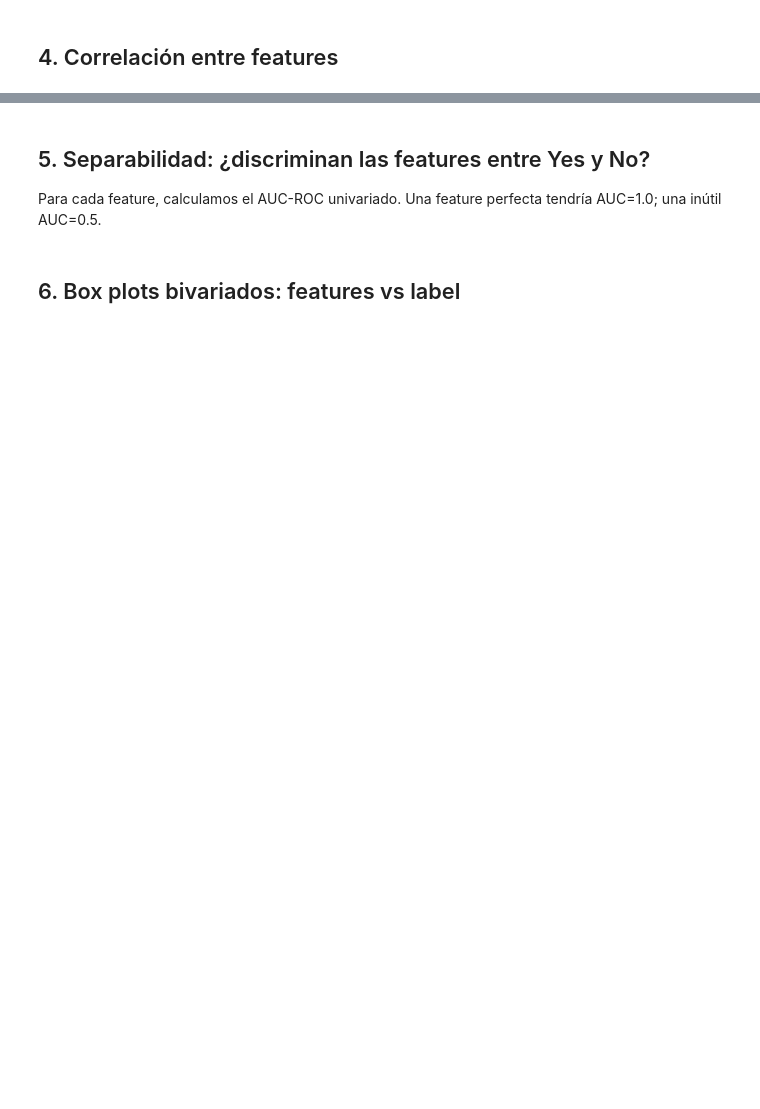
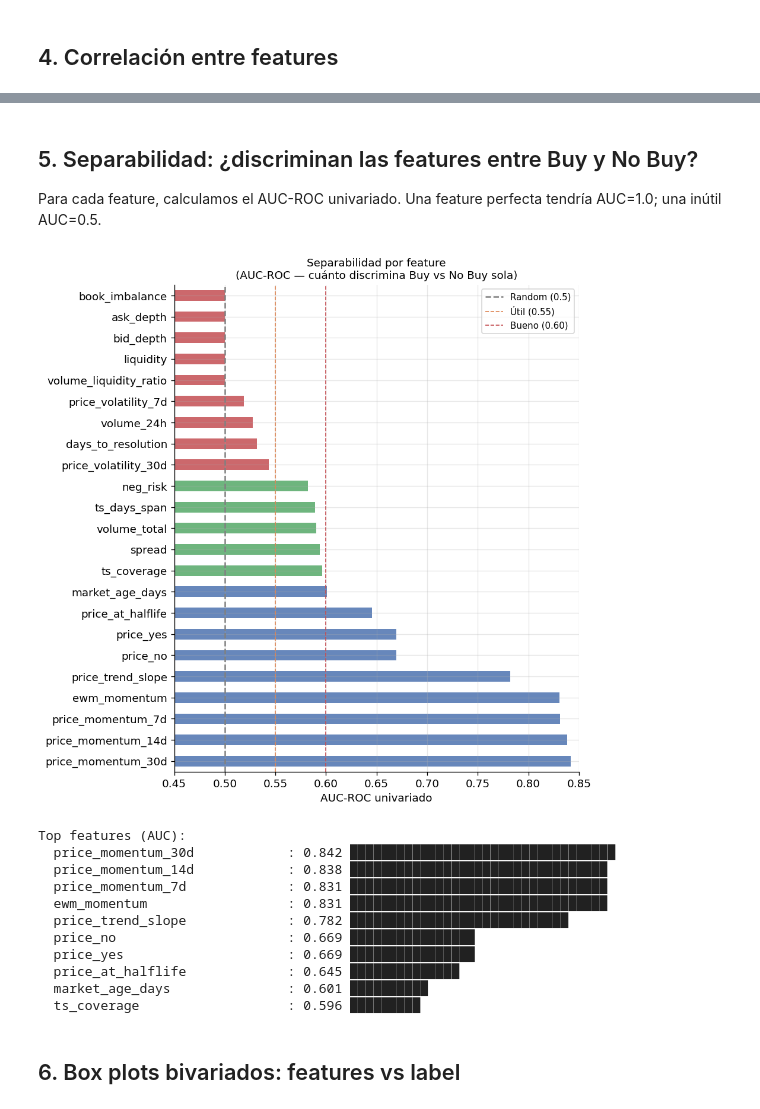
Before and after one commit to Nike2004A/proyecto_polymarket, a Jupyter notebook: notebooks/03_processed_dataset_eda.ipynb, the cells around one changed output, grey strips where cells are left out. Drawn from its saved outputs; the diff is of its cells as text; code cells hidden in the pictures; blank space fills up the shorter version.

```diff
--- a/notebooks/03_processed_dataset_eda.ipynb
+++ b/notebooks/03_processed_dataset_eda.ipynb
@@ -179,5 +227,5 @@ for (a, b), v in pairs.head(10).items():
 # %% [markdown]
-## 5. Separabilidad: ¿discriminan las features entre Yes y No?
+## 5. Separabilidad: ¿discriminan las features entre Buy y No Buy?
 
 Para cada feature, calculamos el AUC-ROC univariado. Una feature perfecta tendría AUC=1.0; una inútil AUC=0.5.
 # %%
@@ -188,34 +236,47 @@ for i, name in enumerate(NUMERICAL_FEATURE_NAMES):
     col = X[:, i]
     if col.std() == 0 or len(np.unique(col)) < 2:
         aucs.append(0.5)
         continue
     try:
         auc = roc_auc_score(y, col)
         auc = max(auc, 1 - auc)  # tomar el mayor entre AUC y 1-AUC
     except Exception:
         auc = 0.5
     aucs.append(auc)
 
 auc_series = pd.Series(aucs, index=NUMERICAL_FEATURE_NAMES).sort_values(ascending=False)
 
 fig, ax = plt.subplots(figsize=(8, 8))
 colors = ['#C44E52' if v > 0.6 else '#55A868' if v > 0.55 else '#4C72B0' for v in auc_series]
 auc_series.plot.barh(ax=ax, color=colors[::-1], alpha=0.85)
 ax.axvline(0.5, color='gray', linestyle='--', lw=1.5, label='Random (0.5)')
 ax.axvline(0.55, color='#DD8452', linestyle='--', lw=1, label='Útil (0.55)')
 ax.axvline(0.6, color='#C44E52', linestyle='--', lw=1, label='Bueno (0.60)')
 ax.set_xlabel('AUC-ROC univariado')
-ax.set_title('Separabilidad por feature\n(AUC-ROC — cuánto discrimina Yes vs No sola)', fontsize=11)
+ax.set_title('Separabilidad por feature\n(AUC-ROC — cuánto discrimina Buy vs No Buy sola)', fontsize=11)
 ax.legend(fontsize=9)
 ax.set_xlim(0.45, 0.85)
 plt.tight_layout()
 plt.savefig(FIGURES / 'processed_feature_auc.png', bbox_inches='tight')
 plt.show()
 
 print('Top features (AUC):')
 for name, auc in auc_series.head(10).items():
     bar = '█' * int((auc - 0.5) * 100)
     print(f'  {name:30s}: {auc:.3f} {bar}')
+# %% [output]
+[figure, added]
+Top features (AUC):
+  price_momentum_30d            : 0.842 ██████████████████████████████████
+  price_momentum_14d            : 0.838 █████████████████████████████████
+  price_momentum_7d             : 0.831 █████████████████████████████████
+  ewm_momentum                  : 0.831 █████████████████████████████████
+  price_trend_slope             : 0.782 ████████████████████████████
+  price_no                      : 0.669 ████████████████
+  price_yes                     : 0.669 ████████████████
+  price_at_halflife             : 0.645 ██████████████
+  market_age_days               : 0.601 ██████████
+  ts_coverage                   : 0.596 █████████
 # %% [markdown]
 ## 6. Box plots bivariados: features vs label
 # %%
```
Also changed, not shown: parts of 17 cells of this notebook, 2 other files.
